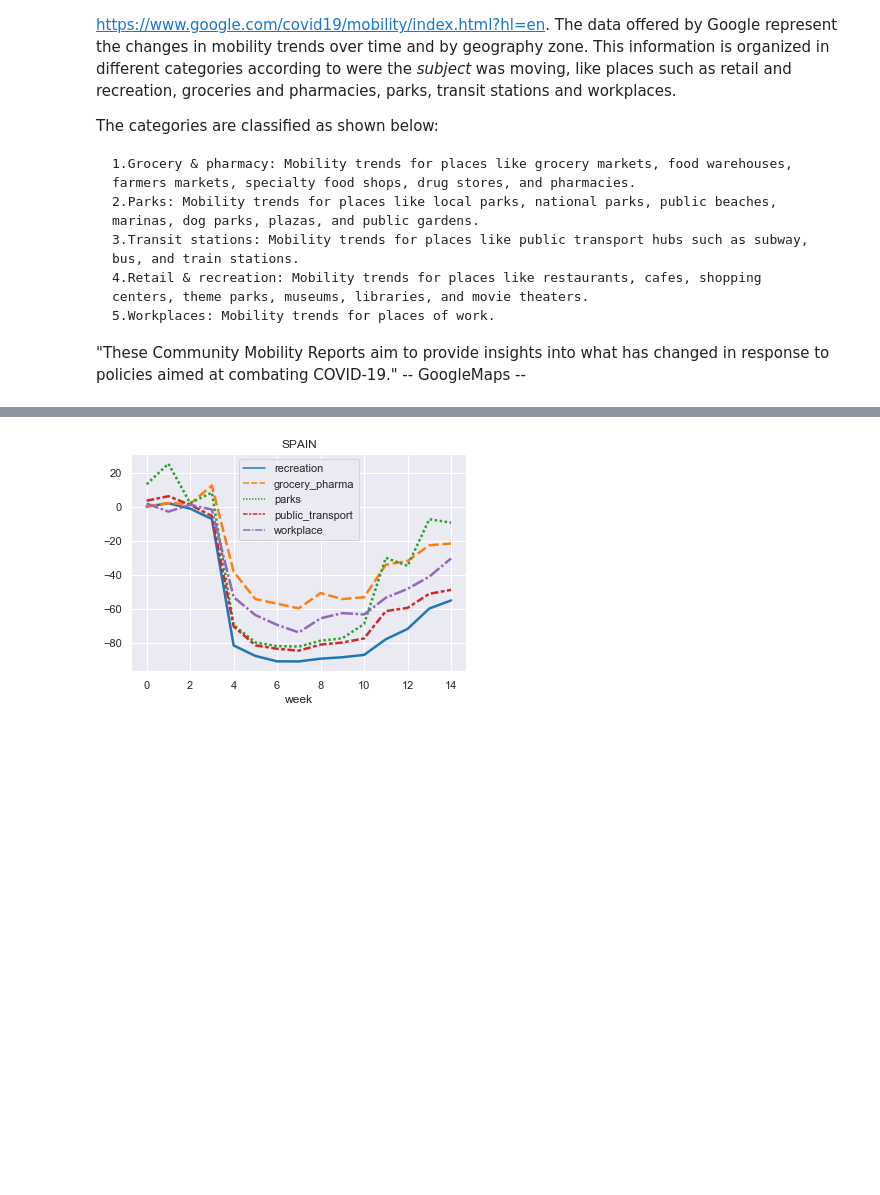
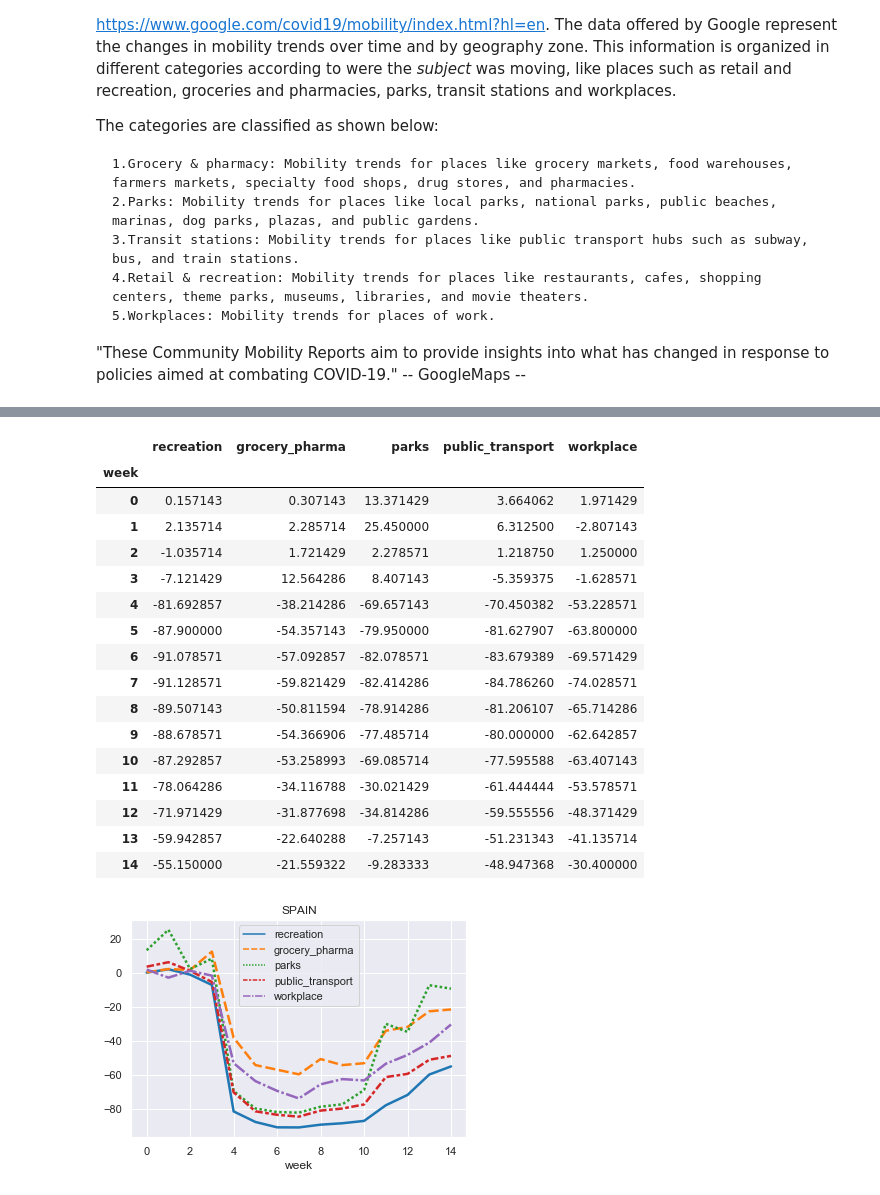
Before and after one commit to AlbaDu/Covid-19-and-Mobility, a Jupyter notebook: GoogleMaps Analysis.ipynb, the cells around one changed output, grey strips where cells are left out. Drawn from its saved outputs; the diff is of its cells as text; code cells hidden in the pictures; blank space fills up the shorter version.

```diff
--- a/GoogleMaps Analysis.ipynb
+++ b/GoogleMaps Analysis.ipynb
@@ -56,11 +47,12 @@ mod_mobility_data.head(10)
 # %%
 #Generation of the DFs for each european country
-spain = EDA.country_df_generator(df = mod_mobility_data, condition_1 = "Spain", condition_2 = "20-2-17")
-germany = EDA.country_df_generator(df = mod_mobility_data, condition_1 = "Germany", condition_2 = "20-2-17")
-portugal = EDA.country_df_generator(df = mod_mobility_data, condition_1 = "Portugal", condition_2 = "20-2-17")
-france = EDA.country_df_generator(df = mod_mobility_data, condition_1 = "France", condition_2 = "20-2-17")
-italy = EDA.country_df_generator(df = mod_mobility_data, condition_1 = "Italy", condition_2 = "20-2-17")
-uk = EDA.country_df_generator(df = mod_mobility_data, condition_1 = "United Kingdom", condition_2 = "20-2-17")
+start_date = "20-2-17" #making DFs comparable
+spain = EDA.country_google_generator(df = mod_mobility_data, condition_1 = "Spain", condition_2 = start_date)
+germany = EDA.country_google_generator(df = mod_mobility_data, condition_1 = "Germany", condition_2 = start_date)
+portugal = EDA.country_google_generator(df = mod_mobility_data, condition_1 = "Portugal", condition_2 = start_date)
+france = EDA.country_google_generator(df = mod_mobility_data, condition_1 = "France", condition_2 = start_date)
+italy = EDA.country_google_generator(df = mod_mobility_data, condition_1 = "Italy", condition_2 = start_date)
+uk = EDA.country_google_generator(df = mod_mobility_data, condition_1 = "United Kingdom", condition_2 = start_date)
 # %%
 #Generation of the DFs for each country grouped in weekly periods
 spain_weekly = EDA.df_weekly_generation(df = spain)
@@ -72,3 +80,23 @@ uk_weekly = EDA.df_weekly_generation(df = uk)
+# %%
+spain_weekly
+# %% [output]
+|  | recreation | grocery_pharma | parks | public_transport | workplace |
+| week |  |  |  |  |  |
+| 0 | 0.157143 | 0.307143 | 13.371429 | 3.664062 | 1.971429 |
+| 1 | 2.135714 | 2.285714 | 25.450000 | 6.312500 | -2.807143 |
+| 2 | -1.035714 | 1.721429 | 2.278571 | 1.218750 | 1.250000 |
+| 3 | -7.121429 | 12.564286 | 8.407143 | -5.359375 | -1.628571 |
+| 4 | -81.692857 | -38.214286 | -69.657143 | -70.450382 | -53.228571 |
+| 5 | -87.900000 | -54.357143 | -79.950000 | -81.627907 | -63.800000 |
+| 6 | -91.078571 | -57.092857 | -82.078571 | -83.679389 | -69.571429 |
+| 7 | -91.128571 | -59.821429 | -82.414286 | -84.786260 | -74.028571 |
+| 8 | -89.507143 | -50.811594 | -78.914286 | -81.206107 | -65.714286 |
+| 9 | -88.678571 | -54.366906 | -77.485714 | -80.000000 | -62.642857 |
+| 10 | -87.292857 | -53.258993 | -69.085714 | -77.595588 | -63.407143 |
+| 11 | -78.064286 | -34.116788 | -30.021429 | -61.444444 | -53.578571 |
+| 12 | -71.971429 | -31.877698 | -34.814286 | -59.555556 | -48.371429 |
+| 13 | -59.942857 | -22.640288 | -7.257143 | -51.231343 | -41.135714 |
+| 14 | -55.150000 | -21.559322 | -9.283333 | -48.947368 | -30.400000 |
 # %%
 countries = ["spain", "portugal", "france", "italy", "germany", "uk"]
 dataframes = [spain_weekly, portugal_weekly, france_weekly, italy_weekly, germany_weekly, uk_weekly]
```
Also changed, not shown: parts of 3 cells of this notebook, 2 other files.
